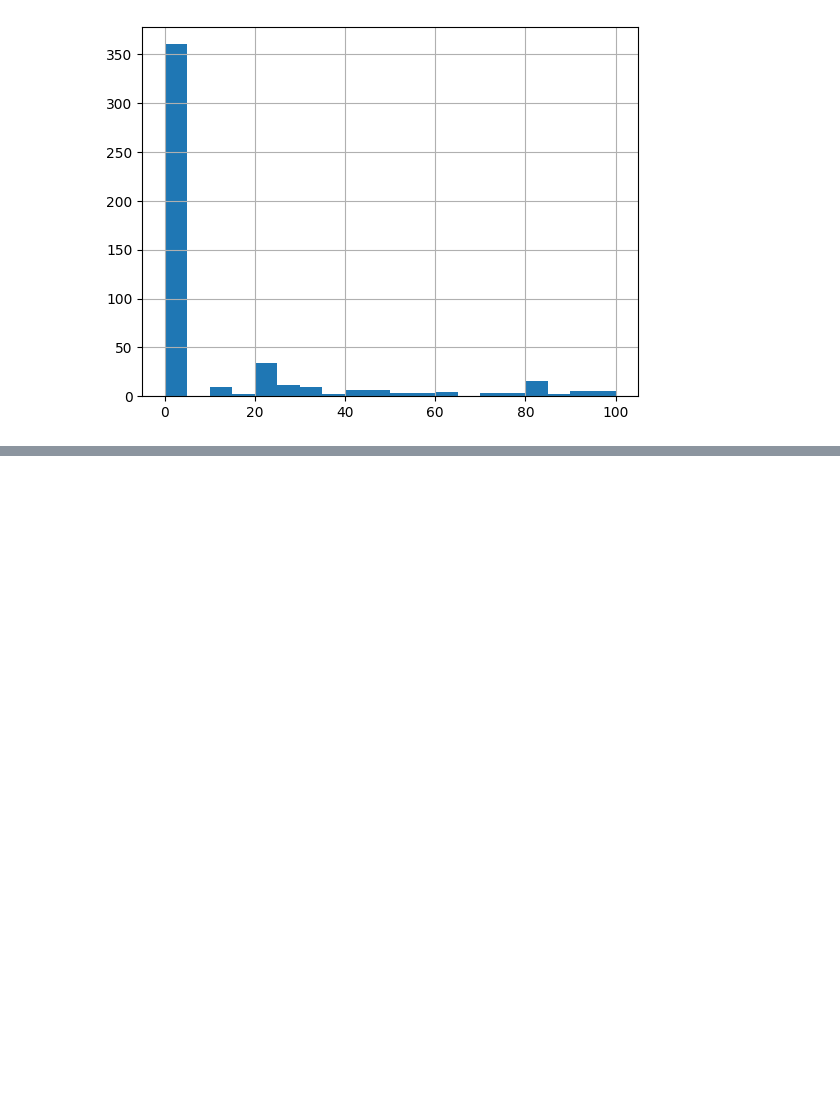
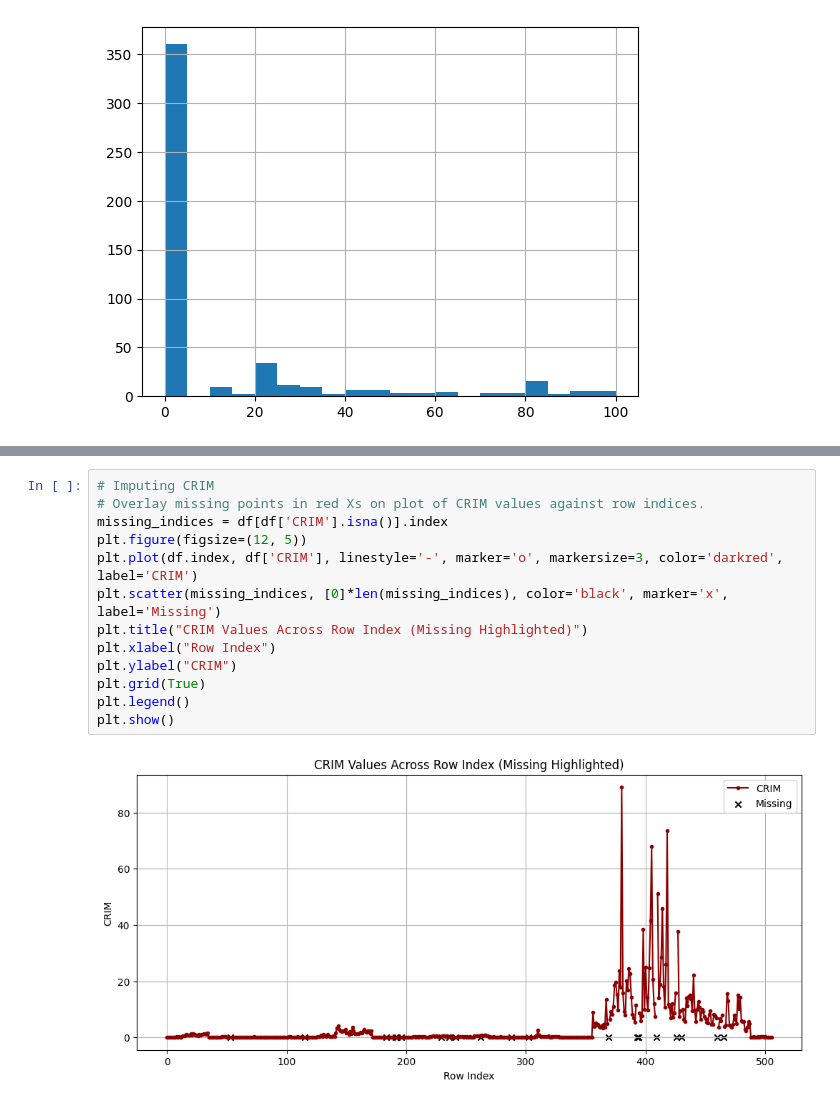
Before and after one commit to kriti-agrawal-52/linear_regression, a Jupyter notebook: data_cleaning.ipynb, the cells around one changed output, grey strips where cells are left out. Saved outputs shown, nothing was run; the diff lists cells and outputs as text; blank space fills up the shorter version.

```diff
--- a/data_cleaning.ipynb
+++ b/data_cleaning.ipynb
@@ -158,0 +241,15 @@ Median ZN: 0.0
+# %%
+# Imputing CRIM
+# Overlay missing points in red Xs on plot of CRIM values against row indices.
+missing_indices = df[df['CRIM'].isna()].index
+plt.figure(figsize=(12, 5))
+plt.plot(df.index, df['CRIM'], linestyle='-', marker='o', markersize=3, color='darkred', label='CRIM')
+plt.scatter(missing_indices, [0]*len(missing_indices), color='black', marker='x', label='Missing')
+plt.title("CRIM Values Across Row Index (Missing Highlighted)")
+plt.xlabel("Row Index")
+plt.ylabel("CRIM")
+plt.grid(True)
+plt.legend()
+plt.show()
+# %% [output]
+[figure, added]
```
Also changed, not shown: parts of 8 cells of this notebook.
